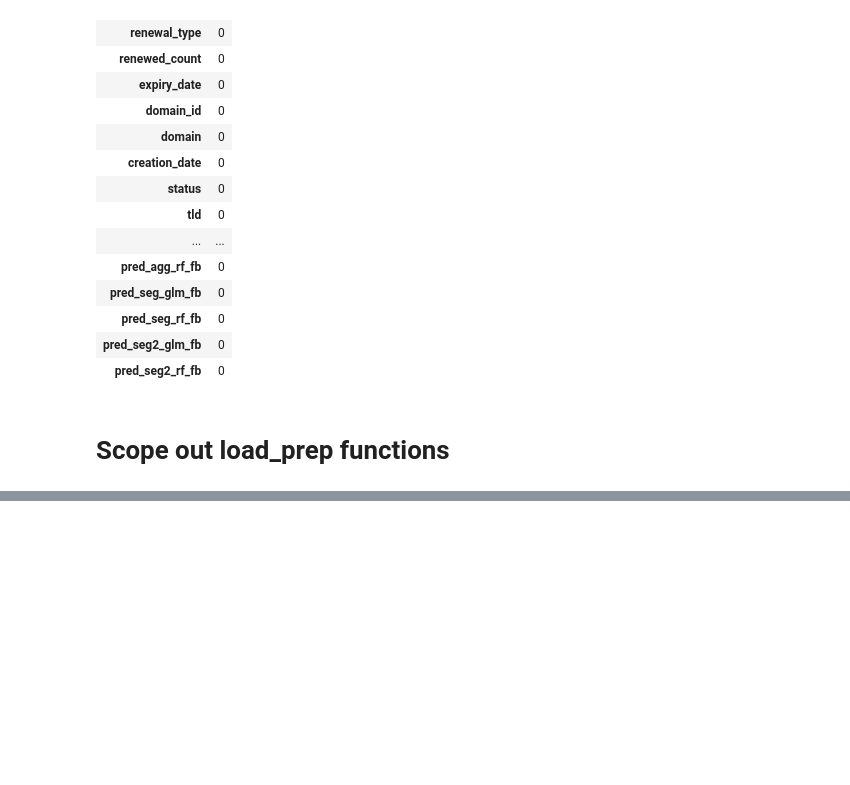
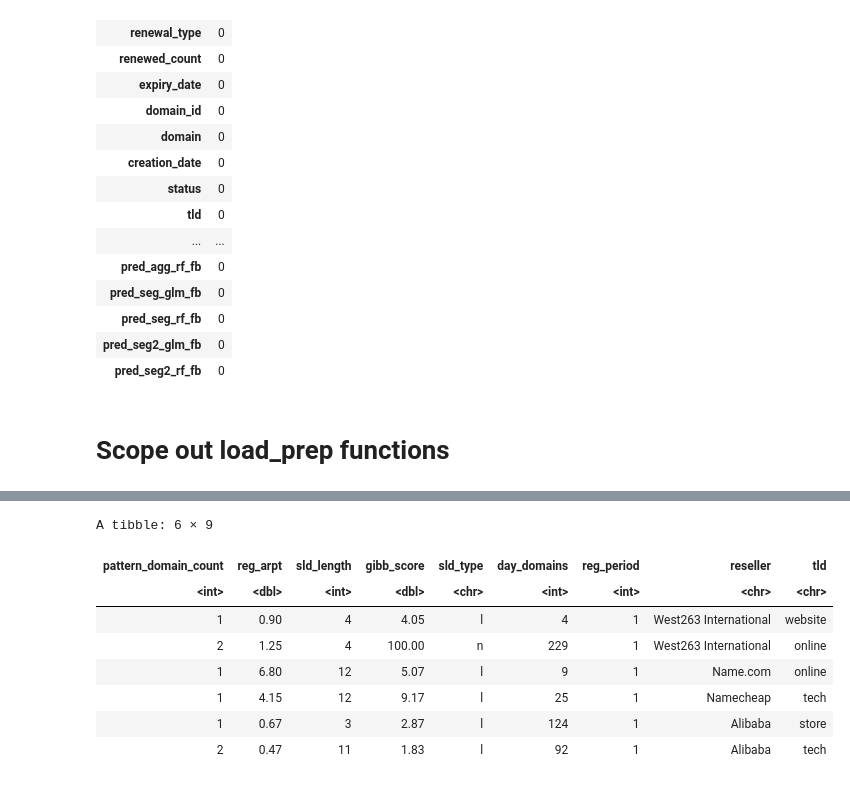
Before and after one commit to liouviaglou/Domains, a Jupyter notebook: scripts/phaseII_06_fallbacksupp/06_predmeta_test.ipynb, the cells around one changed output, grey strips where cells are left out. Drawn from its saved outputs; the diff is of its cells as text; code cells hidden in the pictures; blank space fills up the shorter version.

Commit message:
script ready fro deployment, need data fix from client

```diff
--- a/scripts/phaseII_06_fallbacksupp/06_predmeta_test.ipynb
+++ b/scripts/phaseII_06_fallbacksupp/06_predmeta_test.ipynb
@@ -385,5 +402,7 @@ A matrix: 53 × 1 of type int
 # Scope out load_prep functions
 # %%
 # load data
-expiry_df <- readRDS("/home/jupyter/local/Domains_202003/data/output/expiry20180101_20190331")
+expiry_df <- readRDS("/home/jupyter/local/Domains_202003/data/output/expiry_20180101_20190331")
+dim(expiry_df)
+str(expiry_df)
 # %% [output]
@@ -409,0 +427,14 @@ expiry_test_prepped_2 <- readRDS("/home/jupyter/local/Domains_202003/data/expiry
+# %%
+necessary_cols <- c('pattern_domain_count','reg_arpt','sld_length','gibb_score',
+                    'sld_type','day_domains','reg_period','reseller','tld')
+expiry_df %>% select(all_of(necessary_cols)) %>% head()
+# %% [output]
+A tibble: 6 × 9
+| pattern_domain_count | reg_arpt | sld_length | gibb_score | sld_type | day_domains | reg_period | reseller | tld |
+| <int> | <dbl> | <int> | <dbl> | <chr> | <int> | <int> | <chr> | <chr> |
+| 1 | 0.90 | 4 | 4.05 | l | 4 | 1 | West263 International | website |
+| 2 | 1.25 | 4 | 100.00 | n | 229 | 1 | West263 International | online |
+| 1 | 6.80 | 12 | 5.07 | l | 9 | 1 | Name.com | online |
+| 1 | 4.15 | 12 | 9.17 | l | 25 | 1 | Namecheap | tech |
+| 1 | 0.67 | 3 | 2.87 | l | 124 | 1 | Alibaba | store |
+| 2 | 0.47 | 11 | 1.83 | l | 92 | 1 | Alibaba | tech |
```
Also changed, not shown: parts of 11 cells of this notebook, 5 other files.
